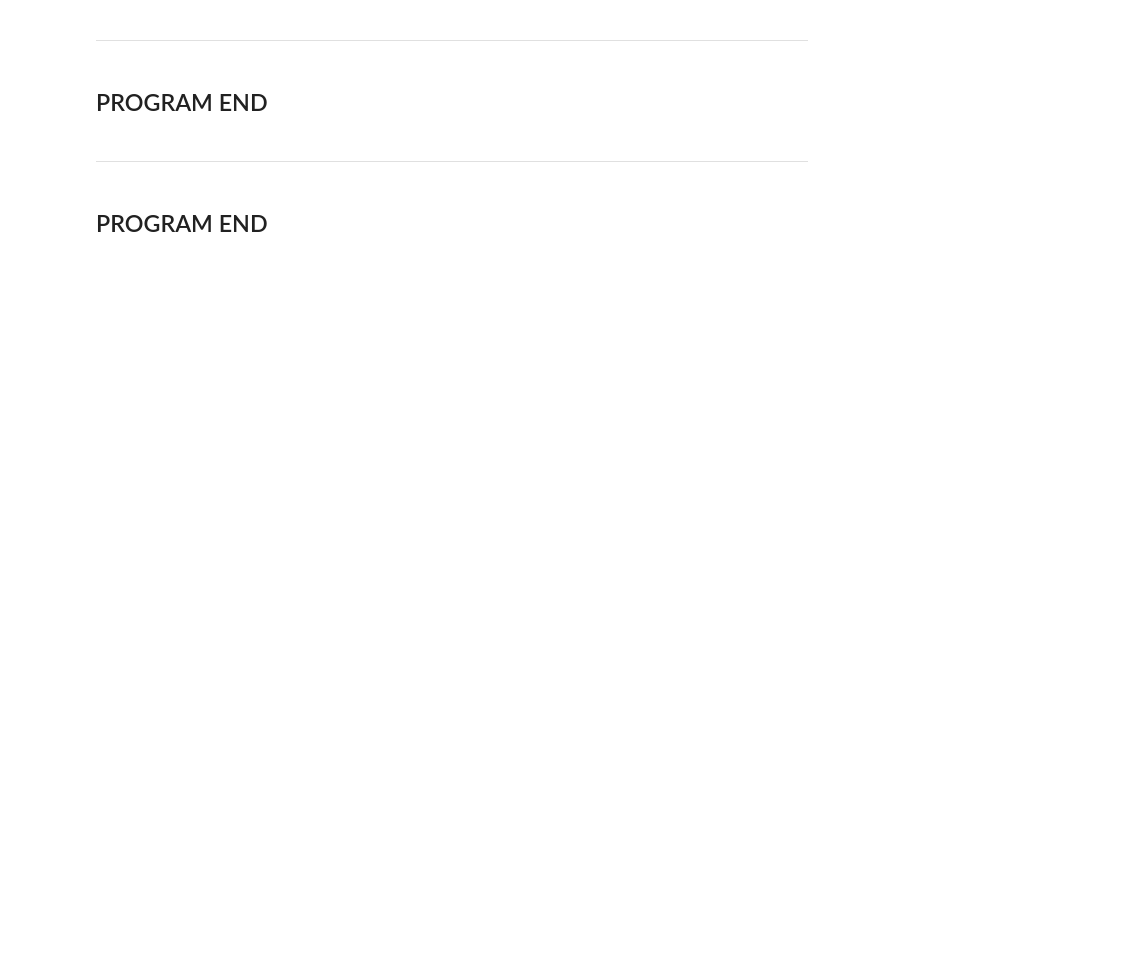
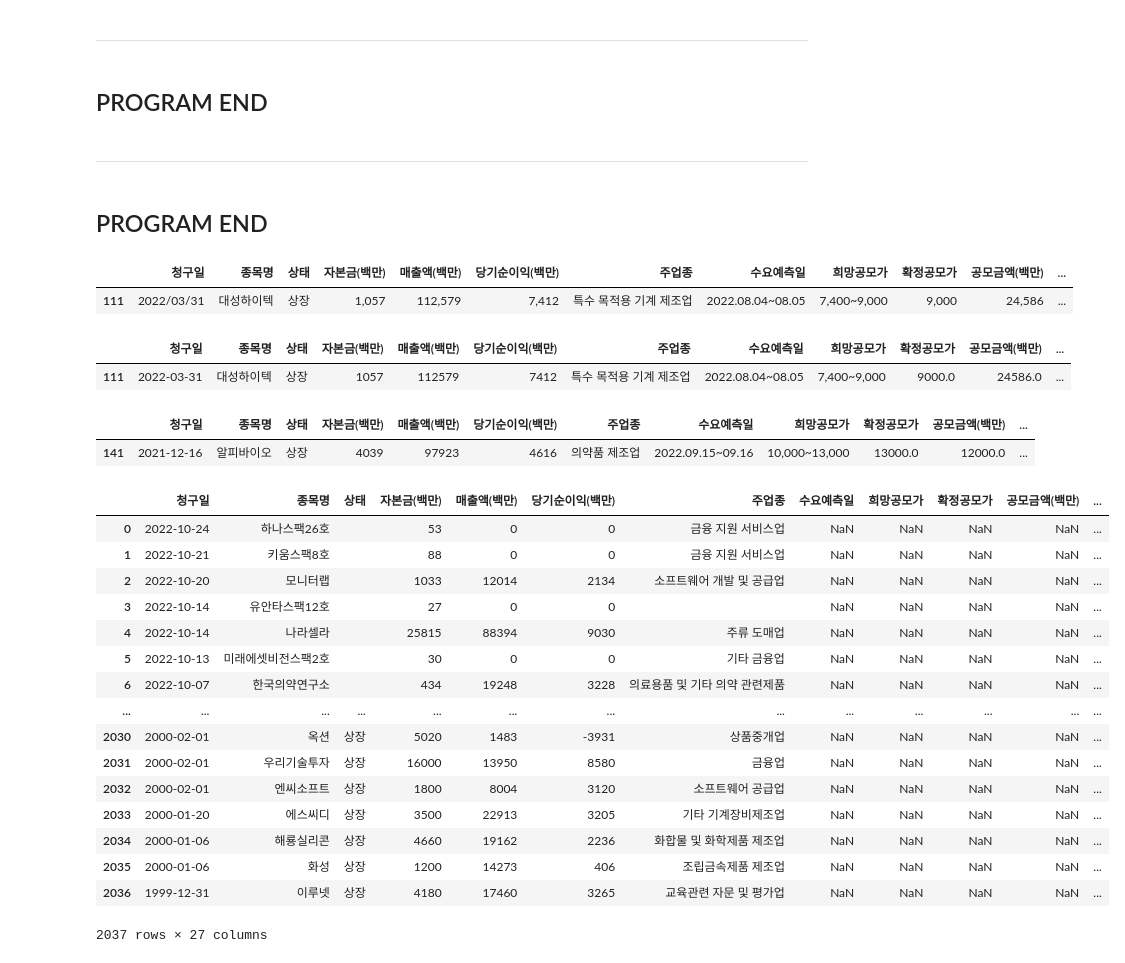
Before and after one commit to gusdyd98/py_gongmo_table, a Jupyter notebook: py_gongmo_stk_count.ipynb, the cells around one changed output. Drawn from its saved outputs; the diff is of its cells as text; code cells hidden in the pictures; blank space fills up the shorter version.

```diff
--- a/py_gongmo_stk_count.ipynb
+++ b/py_gongmo_stk_count.ipynb
@@ -231,7 +233,7 @@ all_1=pd.merge(all_ipo, all_suyo, how='left',on=None)
 all_2=pd.merge(all_1, all_suyo_rslt, how='left', on=None)
 all_3=pd.merge(all_2, all_gongmo, how='left', on=None)
 all_4=pd.merge(all_3, all_stk_count, how='left', on=None)
-all_5=pd.merge(all_4, all_newstk, how='left', on=None)
+all_5=pd.merge(all_4, all_newstk, how='left', on=['종목명','확정공모가'])
 all_gongmo_alldata=all_5
 all_gongmo_alldata.drop(['예측일','분석'], axis=1, inplace=True)
 
@@ -254,6 +256,8 @@ all_gongmo_alldata['우리사주']=pd.to_numeric(all_gongmo_alldata['우리사
 all_gongmo_alldata['기관투자자']=pd.to_numeric(all_gongmo_alldata['기관투자자'].apply(lambda x: str(x).replace(',', '')), errors='coerce')
 all_gongmo_alldata['일반청약자']=pd.to_numeric(all_gongmo_alldata['일반청약자'].apply(lambda x: str(x).replace(',', '')), errors='coerce')
 
+all_gongmo_alldata['기관경쟁률']=all_gongmo_alldata['기관경쟁률'].apply(lambda x: str(x).replace(',', ''))
+all_gongmo_alldata['청약경쟁률']=all_gongmo_alldata['청약경쟁률'].apply(lambda x: str(x).replace(',', ''))
 all_gongmo_alldata['기관경쟁률']=pd.to_numeric(all_gongmo_alldata['기관경쟁률'].apply(lambda x: str(x).replace(':1', '')), errors='coerce')
 all_gongmo_alldata['청약경쟁률']=pd.to_numeric(all_gongmo_alldata['청약경쟁률'].apply(lambda x: str(x).replace(':1', '')), errors='coerce')
 
@@ -288,3 +299,39 @@ writer.handles = None
 ----
 # %% [markdown]
 ## PROGRAM END
+# %%
+all_4[all_4['종목명']=='대성하이텍']
+# %% [output]
+|  | 청구일 | 종목명 | 상태 | 자본금(백만) | 매출액(백만) | 당기순이익(백만) | 주업종 | 수요예측일 | 희망공모가 | 확정공모가 | 공모금액(백만) | ... |
+| 111 | 2022/03/31 | 대성하이텍 | 상장 | 1,057 | 112,579 | 7,412 | 특수 목적용 기계 제조업 | 2022.08.04~08.05 | 7,400~9,000 | 9,000 | 24,586 | ... |
+# %%
+all_5[all_5['종목명']=='대성하이텍']
+# %% [output]
+|  | 청구일 | 종목명 | 상태 | 자본금(백만) | 매출액(백만) | 당기순이익(백만) | 주업종 | 수요예측일 | 희망공모가 | 확정공모가 | 공모금액(백만) | ... |
+| 111 | 2022-03-31 | 대성하이텍 | 상장 | 1057 | 112579 | 7412 | 특수 목적용 기계 제조업 | 2022.08.04~08.05 | 7,400~9,000 | 9000.0 | 24586.0 | ... |
+# %%
+all_6=pd.merge(all_4, all_newstk, how='left', on=['종목명','확정공모가'])
+all_gongmo_alldata[all_gongmo_alldata['종목명']=='알피바이오']
+# %% [output]
+|  | 청구일 | 종목명 | 상태 | 자본금(백만) | 매출액(백만) | 당기순이익(백만) | 주업종 | 수요예측일 | 희망공모가 | 확정공모가 | 공모금액(백만) | ... |
+| 141 | 2021-12-16 | 알피바이오 | 상장 | 4039 | 97923 | 4616 | 의약품 제조업 | 2022.09.15~09.16 | 10,000~13,000 | 13000.0 | 12000.0 | ... |
+# %%
+all_gongmo_alldata
+# %% [output]
+|  | 청구일 | 종목명 | 상태 | 자본금(백만) | 매출액(백만) | 당기순이익(백만) | 주업종 | 수요예측일 | 희망공모가 | 확정공모가 | 공모금액(백만) | ... |
+| 0 | 2022-10-24 | 하나스팩26호 |  | 53 | 0 | 0 | 금융 지원 서비스업 | NaN | NaN | NaN | NaN | ... |
+| 1 | 2022-10-21 | 키움스팩8호 |  | 88 | 0 | 0 | 금융 지원 서비스업 | NaN | NaN | NaN | NaN | ... |
+| 2 | 2022-10-20 | 모니터랩 |  | 1033 | 12014 | 2134 | 소프트웨어 개발 및 공급업 | NaN | NaN | NaN | NaN | ... |
+| 3 | 2022-10-14 | 유안타스팩12호 |  | 27 | 0 | 0 |  | NaN | NaN | NaN | NaN | ... |
+| 4 | 2022-10-14 | 나라셀라 |  | 25815 | 88394 | 9030 | 주류 도매업 | NaN | NaN | NaN | NaN | ... |
+| 5 | 2022-10-13 | 미래에셋비전스팩2호 |  | 30 | 0 | 0 | 기타 금융업 | NaN | NaN | NaN | NaN | ... |
+| 6 | 2022-10-07 | 한국의약연구소 |  | 434 | 19248 | 3228 | 의료용품 및 기타 의약 관련제품 | NaN | NaN | NaN | NaN | ... |
+| ... | ... | ... | ... | ... | ... | ... | ... | ... | ... | ... | ... | ... |
+| 2030 | 2000-02-01 | 옥션 | 상장 | 5020 | 1483 | -3931 | 상품중개업 | NaN | NaN | NaN | NaN | ... |
+| 2031 | 2000-02-01 | 우리기술투자 | 상장 | 16000 | 13950 | 8580 | 금융업 | NaN | NaN | NaN | NaN | ... |
+| 2032 | 2000-02-01 | 엔씨소프트 | 상장 | 1800 | 8004 | 3120 | 소프트웨어 공급업 | NaN | NaN | NaN | NaN | ... |
+| 2033 | 2000-01-20 | 에스씨디 | 상장 | 3500 | 22913 | 3205 | 기타 기계장비제조업 | NaN | NaN | NaN | NaN | ... |
+| 2034 | 2000-01-06 | 해룡실리콘 | 상장 | 4660 | 19162 | 2236 | 화합물 및 화학제품 제조업 | NaN | NaN | NaN | NaN | ... |
+| 2035 | 2000-01-06 | 화성 | 상장 | 1200 | 14273 | 406 | 조립금속제품 제조업 | NaN | NaN | NaN | NaN | ... |
+| 2036 | 1999-12-31 | 이루넷 | 상장 | 4180 | 17460 | 3265 | 교육관련 자문 및 평가업 | NaN | NaN | NaN | NaN | ... |
+2037 rows × 27 columns
```
Also changed, not shown: parts of 2 cells of this notebook, 4 other files.
